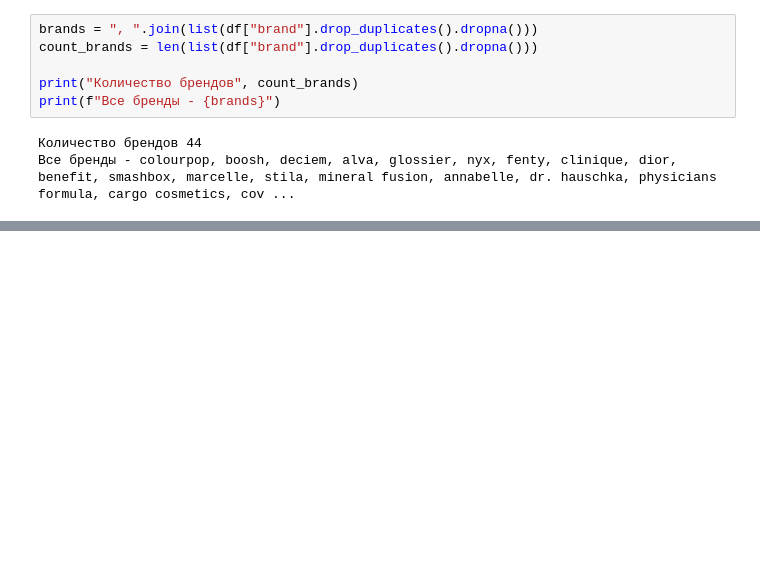
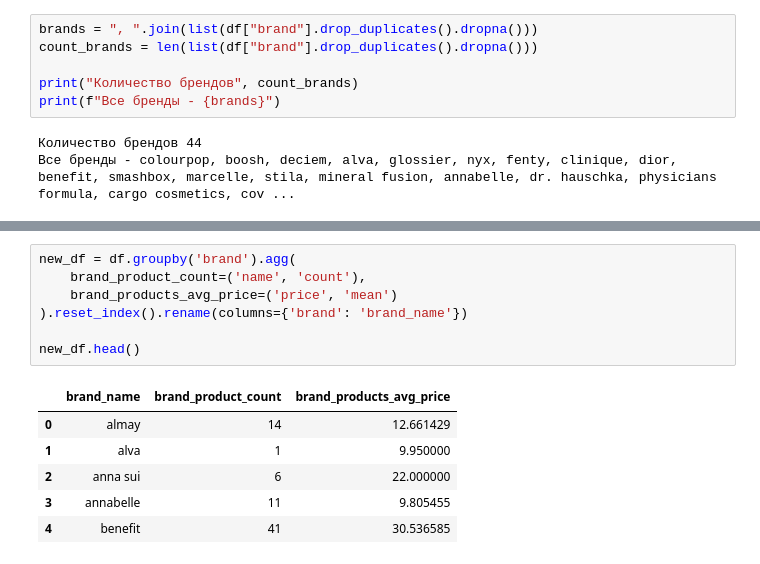
Before and after one commit to LuckyBoy34/DATA-SCIENCE, a Jupyter notebook: research_of_cosmetics.ipynb, the cells around one changed output, grey strips where cells are left out. Saved outputs shown, nothing was run; the diff lists cells and outputs as text; blank space fills up the shorter version.

```diff
--- a/research_of_cosmetics.ipynb
+++ b/research_of_cosmetics.ipynb
@@ -133,0 +108,14 @@ plt.show()
+# %%
+new_df = df.groupby('brand').agg(
+    brand_product_count=('name', 'count'),
+    brand_products_avg_price=('price', 'mean')
+).reset_index().rename(columns={'brand': 'brand_name'})
+
+new_df.head()
+# %% [output]
+|  | brand_name | brand_product_count | brand_products_avg_price |
+| 0 | almay | 14 | 12.661429 |
+| 1 | alva | 1 | 9.950000 |
+| 2 | anna sui | 6 | 22.000000 |
+| 3 | annabelle | 11 | 9.805455 |
+| 4 | benefit | 41 | 30.536585 |
```
Also changed, not shown: parts of 8 cells of this notebook.
